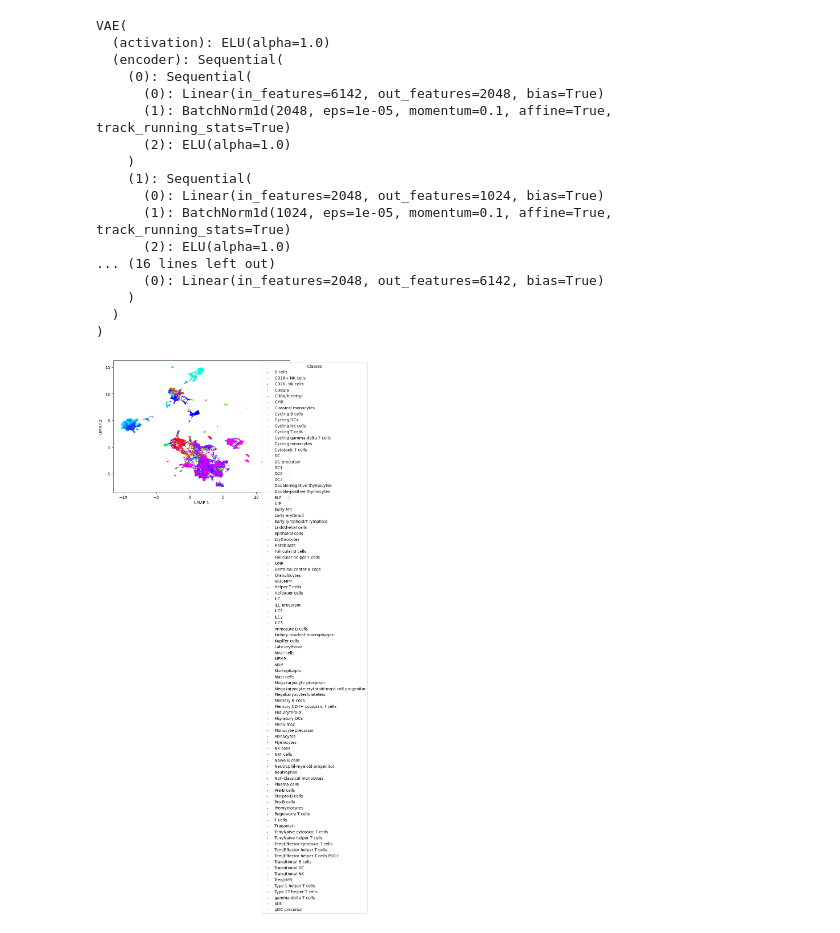
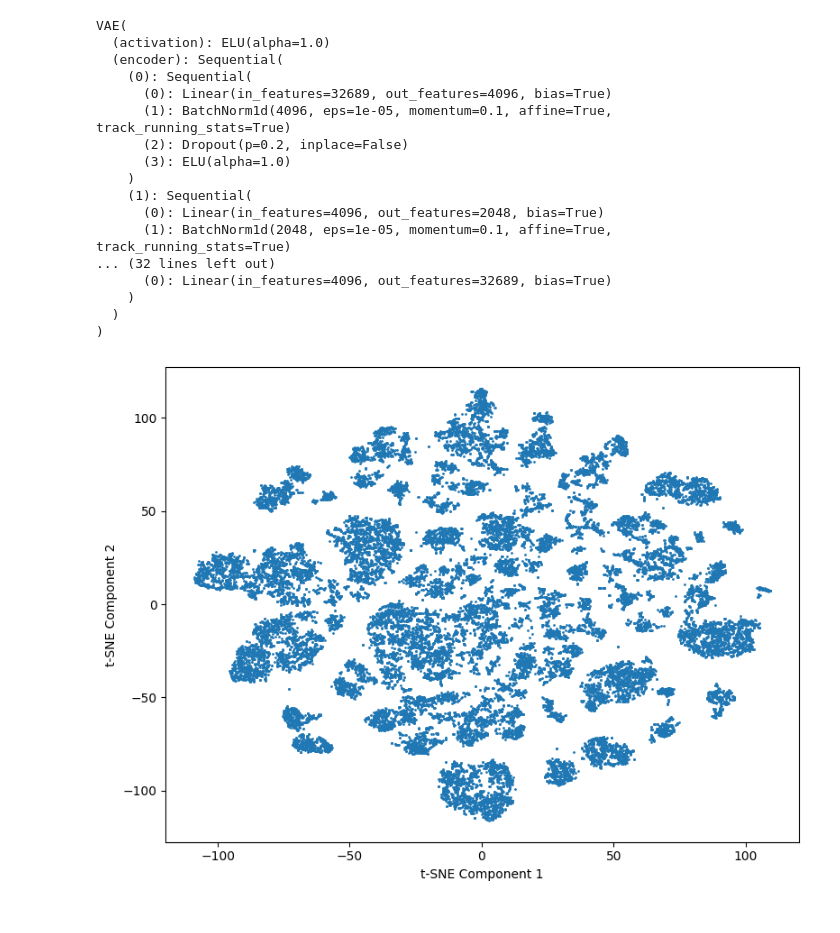
Before and after one commit to BackofenLab/scRefine, a Jupyter notebook: infer_vae_kmeans.ipynb, the cells around one changed output. Saved outputs shown, nothing was run; the diff lists cells and outputs as text; code cells hidden in the pictures.

```diff
--- a/infer_vae_kmeans.ipynb
+++ b/infer_vae_kmeans.ipynb
@@ -34,7 +60,7 @@ val_dataloader = torch.utils.data.DataLoader(
 # %%
 input_size = val_dataset.data.shape[-1]
 num_classes = len(val_dataset.label_to_index)
-latent_dim = 1024
+latent_dim = latent_dim
 model = (
         VAE(input_size, latent_dim=latent_dim)
         .to(device)
@@ -47,16 +73,16 @@ VAE(
   (activation): ELU(alpha=1.0)
   (encoder): Sequential(
     (0): Sequential(
-      (0): Linear(in_features=6142, out_features=2048, bias=True)
-      (1): BatchNorm1d(2048, eps=1e-05, momentum=0.1, affine=True, track_running_stats=True)
-      (2): ELU(alpha=1.0)
+      (0): Linear(in_features=32689, out_features=4096, bias=True)
+      (1): BatchNorm1d(4096, eps=1e-05, momentum=0.1, affine=True, track_running_stats=True)
+      (2): Dropout(p=0.2, inplace=False)
+      (3): ELU(alpha=1.0)
     )
     (1): Sequential(
-      (0): Linear(in_features=2048, out_features=1024, bias=True)
-      (1): BatchNorm1d(1024, eps=1e-05, momentum=0.1, affine=True, track_running_stats=True)
-      (2): ELU(alpha=1.0)
-... (16 lines left out)
-      (0): Linear(in_features=2048, out_features=6142, bias=True)
+      (0): Linear(in_features=4096, out_features=2048, bias=True)
+      (1): BatchNorm1d(2048, eps=1e-05, momentum=0.1, affine=True, track_running_stats=True)
+... (32 lines left out)
+      (0): Linear(in_features=4096, out_features=32689, bias=True)
     )
   )
 )
@@ -100,29 +128,49 @@ umap_embeddings = umap_model.fit_transform(embeddings)
 # %%
-cmap = plt.get_cmap('gist_rainbow')
-values = np.linspace(0, 1, len(set(labels)))
-colours = [cmap(val) for val in values]
+# cmap = plt.get_cmap('gist_rainbow')
+# values = np.linspace(0, 1, len(set(labels)))
+# colours = [cmap(val) for val in values]
 
-# Plot the UMAP results
-plt.figure(figsize=(8, 6))
-handles = [plt.scatter(umap_embeddings[labels == l, 0], umap_embeddings[labels == l, 1], s=1, c=colours[l]) for l in set(labels)]
-custom_labels = [index_to_label[lbl] for lbl in set(labels)]  # Map to custom label names
+# # Plot the UMAP results
+# plt.figure(figsize=(8, 6))
+# handles = [plt.scatter(umap_embeddings[labels == l, 0], umap_embeddings[labels == l, 1], s=1, c=colours[l]) for l in set(labels)]
+# custom_labels = [index_to_label[lbl] for lbl in set(labels)]  # Map to custom label names
 
-# Create a legend with custom labels
-plt.legend(handles, custom_labels, title="Classes", loc="upper right", bbox_to_anchor=(1.45, 1.0))
+# # Create a legend with custom labels
+# plt.legend(handles, custom_labels, title="Classes", loc="upper right", bbox_to_anchor=(1.45, 1.0))
 
-plt.xlabel('UMAP 1')
-plt.ylabel('UMAP 2')
-plt.tight_layout()
-plt.savefig(f"{out_dir}/umap-vae-{latent_dim}-{data_name}-{comment}.png")
-plt.show()
+# plt.xlabel('UMAP 1')
+# plt.ylabel('UMAP 2')
+# plt.tight_layout()
+# plt.savefig(f"{out_dir}/umap-vae-{latent_dim}-{data_name}-{comment}.png")
+# plt.show()
-# %% [output]
-[figure, removed]
 # %%
 from sklearn.manifold import TSNE
 
 # Perform t-SNE
 tsne = TSNE(n_components=2, random_state=42)
 X_embedded = tsne.fit_transform(embeddings)
+# %%
+cmap = plt.get_cmap('tab20')
+values = np.linspace(0, 1, len(set(labels)))
+colours = [cmap(val) for val in values]
+
+# Plot the UMAP results
+plt.figure(figsize=(8, 6))
+# handles = [plt.scatter(X_embedded[labels == l, 0], X_embedded[labels == l, 1], s=1, c=colours[l]) for l in set(labels)]
+plt.scatter(X_embedded[:, 0], X_embedded[:, 1], s=1)
+custom_labels = [index_to_label[lbl] for lbl in set(labels)]
+
+# Create a legend with custom labels
+# plt.legend(handles, custom_labels, title="Classes", loc="upper right", bbox_to_anchor=(1.45, 1))
+
+# Show label mappings in the title
+plt.xlabel('t-SNE Component 1')
+plt.ylabel('t-SNE Component 2')
+plt.tight_layout()
+# plt.savefig(f"{out_dir}/t-SNE-{latent_dim}-{data_name}-{comment}-no-classes.png")
+plt.show()
+# %% [output]
+[figure, added]
 # %%
 cmap = plt.get_cmap('tab20')
 values = np.linspace(0, 1, len(set(labels)))
```
Also changed, not shown: parts of 13 cells of this notebook, 7 other files.
